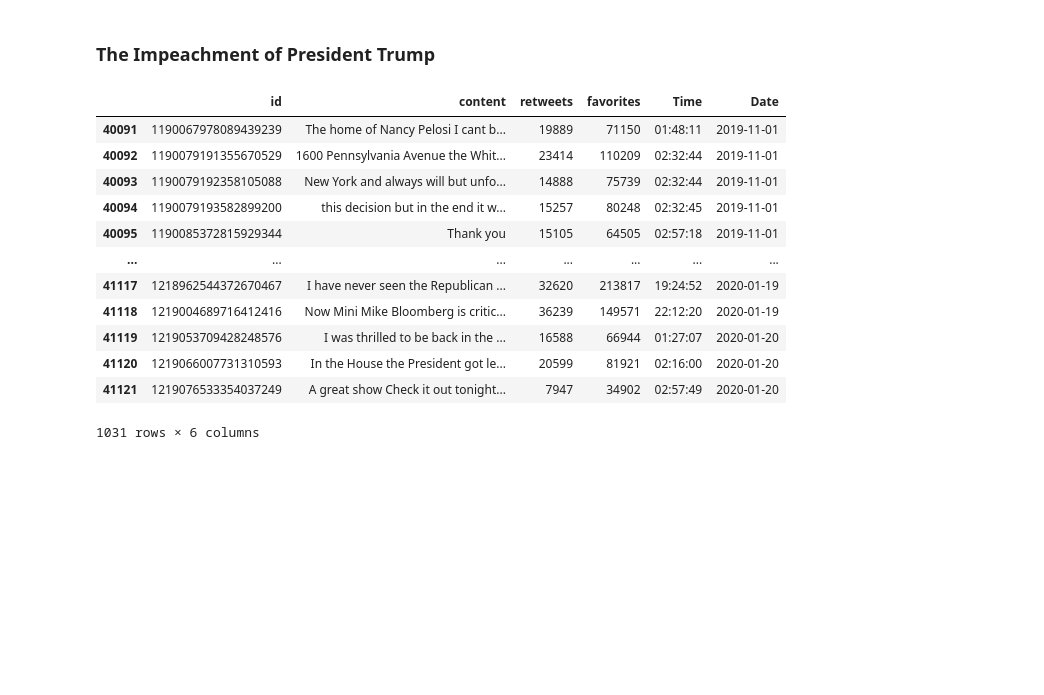
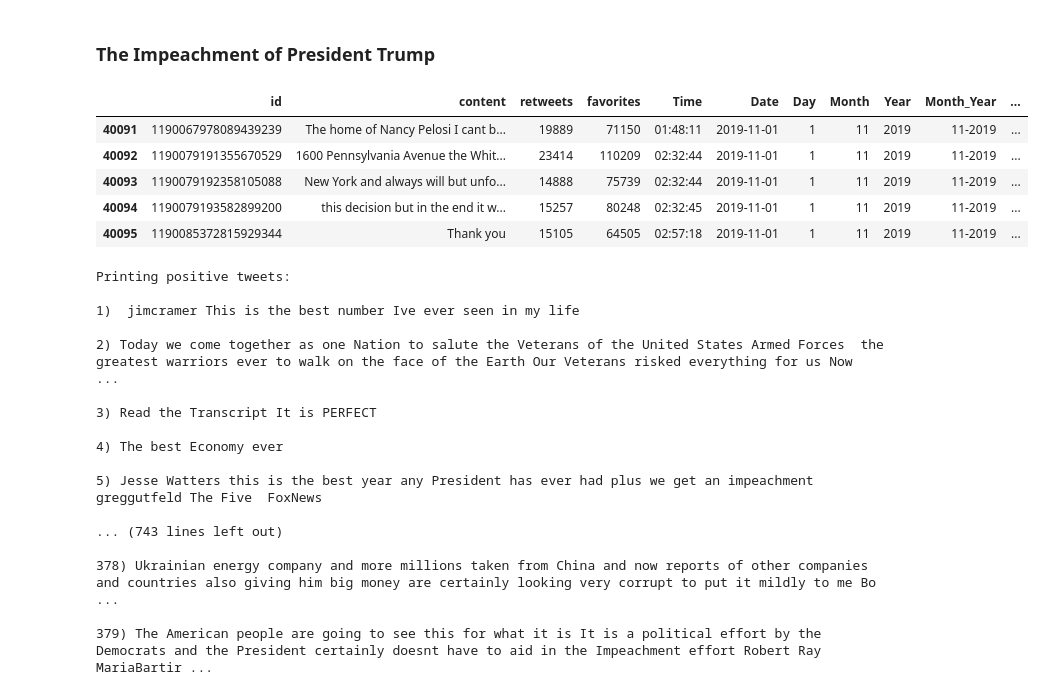
Before and after one commit to cybertraining-dsc/fa20-523-307, a Jupyter notebook: project/Analysis of Financial Markets based on President Trump's Tweets.ipynb, the cells around one changed output. Saved outputs shown, nothing was run; the diff lists cells and outputs as text; code cells hidden in the pictures; blank space fills up the shorter version.

Commit message:
Add more analysis

```diff
--- a/project/Analysis of Financial Markets based on President Trump's Tweets.ipynb
+++ b/project/Analysis of Financial Markets based on President Trump's Tweets.ipynb
@@ -662,19 +650,40 @@ plt.show()
 # %% [markdown]
 ### The Impeachment of President Trump
 # %%
-impeachment_tweets = trump_tweets[trump_tweets['Date'] >= pd.to_datetime('2019-11-01')]
-impeachment_tweets
+impeachment_tweets = tweets[tweets['Date'] >= pd.to_datetime('2019-11-01')]
+impeachment_tweets = impeachment_tweets[impeachment_tweets['Date'] <= pd.to_datetime('2019-12-26')]
+impeachment_tweets.head()
 # %% [output]
-|  | id | content | retweets | favorites | Time | Date |
-| 40091 | 1190067978089439239 | The home of Nancy Pelosi I cant b... | 19889 | 71150 | 01:48:11 | 2019-11-01 |
-| 40092 | 1190079191355670529 | 1600 Pennsylvania Avenue the Whit... | 23414 | 110209 | 02:32:44 | 2019-11-01 |
-| 40093 | 1190079192358105088 | New York and always will but unfo... | 14888 | 75739 | 02:32:44 | 2019-11-01 |
-| 40094 | 1190079193582899200 | this decision but in the end it w... | 15257 | 80248 | 02:32:45 | 2019-11-01 |
-| 40095 | 1190085372815929344 | Thank you | 15105 | 64505 | 02:57:18 | 2019-11-01 |
-| ... | ... | ... | ... | ... | ... | ... |
-| 41117 | 1218962544372670467 | I have never seen the Republican ... | 32620 | 213817 | 19:24:52 | 2020-01-19 |
-| 41118 | 1219004689716412416 | Now Mini Mike Bloomberg is critic... | 36239 | 149571 | 22:12:20 | 2020-01-19 |
-| 41119 | 1219053709428248576 | I was thrilled to be back in the ... | 16588 | 66944 | 01:27:07 | 2020-01-20 |
-| 41120 | 1219066007731310593 | In the House the President got le... | 20599 | 81921 | 02:16:00 | 2020-01-20 |
-| 41121 | 1219076533354037249 | A great show Check it out tonight... | 7947 | 34902 | 02:57:49 | 2020-01-20 |
+|  | id | content | retweets | favorites | Time | Date | Day | Month | Year | Month_Year | ... |
+| 40091 | 1190067978089439239 | The home of Nancy Pelosi I cant b... | 19889 | 71150 | 01:48:11 | 2019-11-01 | 1 | 11 | 2019 | 11-2019 | ... |
+| 40092 | 1190079191355670529 | 1600 Pennsylvania Avenue the Whit... | 23414 | 110209 | 02:32:44 | 2019-11-01 | 1 | 11 | 2019 | 11-2019 | ... |
+| 40093 | 1190079192358105088 | New York and always will but unfo... | 14888 | 75739 | 02:32:44 | 2019-11-01 | 1 | 11 | 2019 | 11-2019 | ... |
+| 40094 | 1190079193582899200 | this decision but in the end it w... | 15257 | 80248 | 02:32:45 | 2019-11-01 | 1 | 11 | 2019 | 11-2019 | ... |
+| 40095 | 1190085372815929344 | Thank you | 15105 | 64505 | 02:57:18 | 2019-11-01 | 1 | 11 | 2019 | 11-2019 | ... |
-1031 rows × 6 columns
+# %%
+print('Printing positive tweets:\n')
+j=1
+sortedDF = impeachment_tweets.sort_values(by=['Polarity'], ascending=False)
+for i in list(sortedDF.index):
+  if( sortedDF['Analysis'][i] == 'Positive'):
+    print(str(j) + ') '+sortedDF['content'][i])
+    print()
+    j=j+1
+# %% [output]
+Printing positive tweets:
+
+1)  jimcramer This is the best number Ive ever seen in my life
+
+2) Today we come together as one Nation to salute the Veterans of the United States Armed Forces  the greatest warriors ever to walk on the face of the Earth Our Veterans risked everything for us Now  ...
+
+3) Read the Transcript It is PERFECT
+
+4) The best Economy ever
+
+5) Jesse Watters this is the best year any President has ever had plus we get an impeachment  greggutfeld The Five  FoxNews
+
+... (743 lines left out)
+
+378) Ukrainian energy company and more millions taken from China and now reports of other companies and countries also giving him big money are certainly looking very corrupt to put it mildly to me Bo ...
+
+379) The American people are going to see this for what it is It is a political effort by the Democrats and the President certainly doesnt have to aid in the Impeachment effort Robert Ray  MariaBartir ...
```
Also changed, not shown: parts of 27 cells of this notebook.
